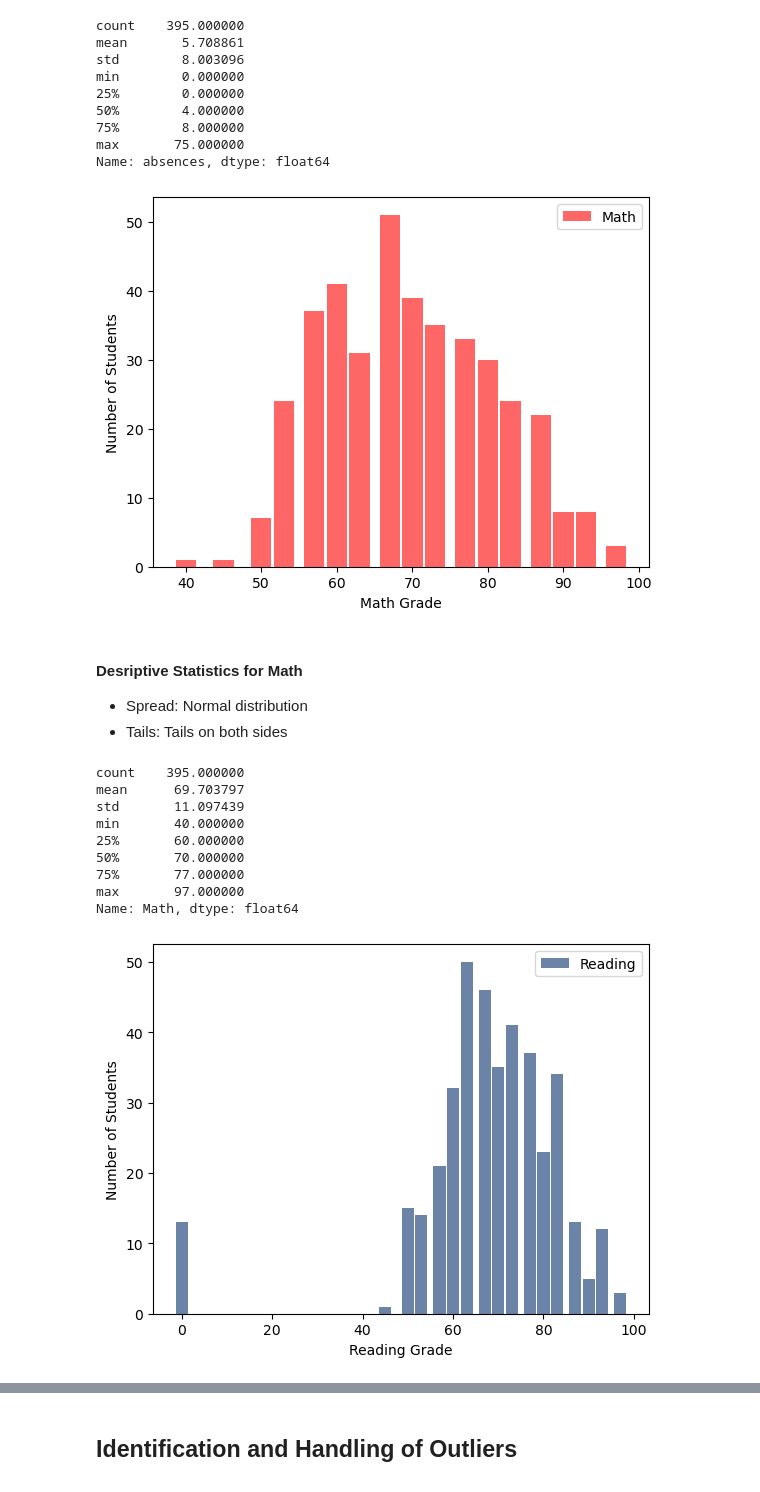
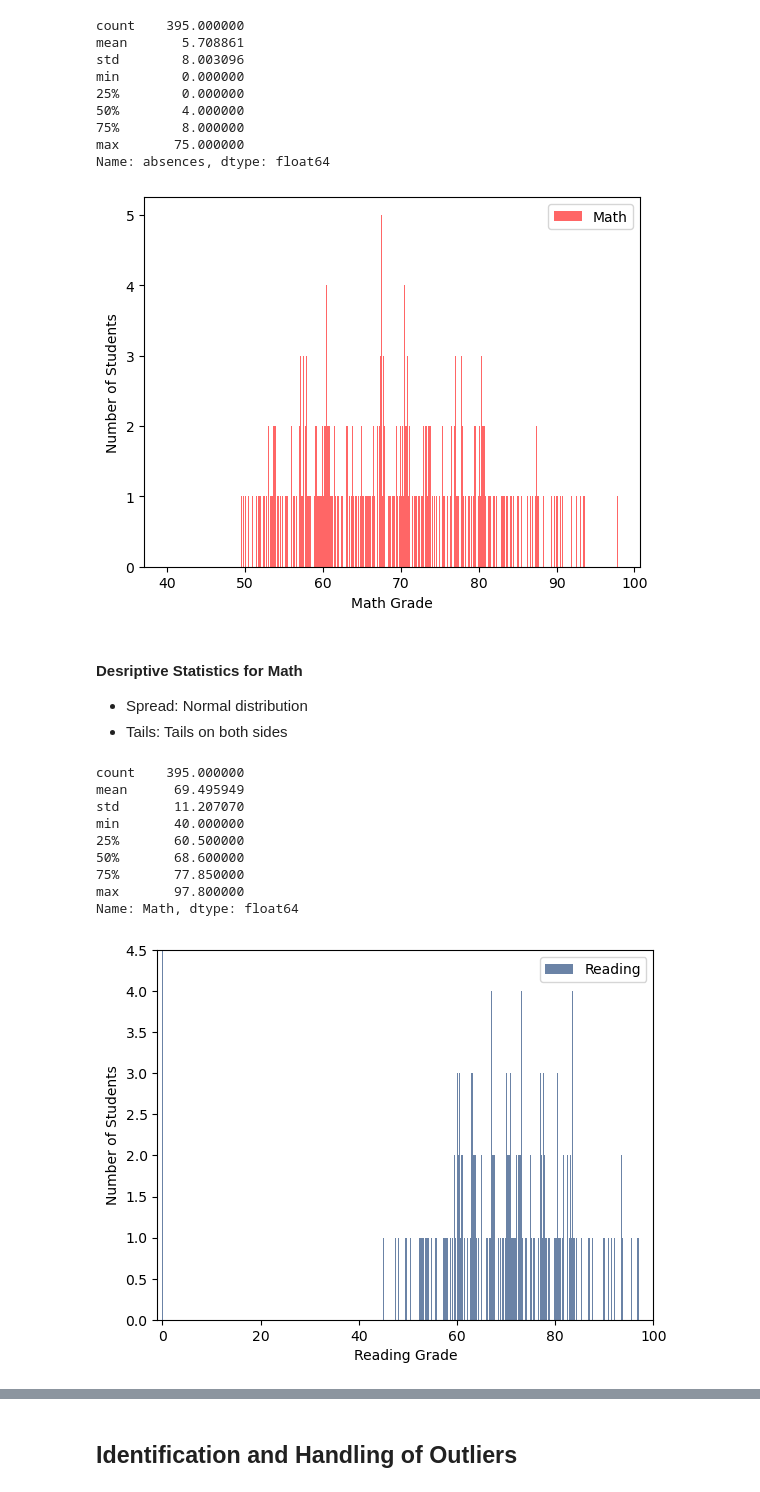
Before and after one commit to maleyoung/Data_Exploration_and_Analysis--TermProject, a Jupyter notebook: Young_DSC530_Term Project.ipynb, the cells around one changed output, grey strips where cells are left out. Saved outputs shown, nothing was run; the diff lists cells and outputs as text; code cells hidden in the pictures.

```diff
--- a/Young_DSC530_Term Project.ipynb
+++ b/Young_DSC530_Term Project.ipynb
@@ -33,7 +33,7 @@ import seaborn as sns
 import matplotlib.pyplot as plt
 # %%
 #Importing the data frame
-dfStud = pd.read_csv('Students.csv')
+dfStud = pd.read_csv('StdntData.csv')
 #Display the first 10 rows of data
 dfStud.head()
 # %% [output]
@@ -207,7 +207,7 @@ thinkplot.Hist(hist, label='Math', color='red')
 #Use Config to take the parameters to label the x and y axes
 thinkplot.Config(xlabel='Math Grade', ylabel='Number of Students')
 # %% [output]
-[figure, old version]
+[figure, new version]
 # %% [markdown]
 #### Desriptive Statistics for Math
 * Spread: Normal distribution
@@ -217,23 +217,24 @@ thinkplot.Config(xlabel='Math Grade', ylabel='Number of Students')
 dfStud['Math'].describe()
 # %% [output]
 count    395.000000
-mean      69.703797
-std       11.097439
+mean      69.495949
+std       11.207070
 min       40.000000
-25%       60.000000
-50%       70.000000
-75%       77.000000
-max       97.000000
+25%       60.500000
+50%       68.600000
+75%       77.850000
+max       97.800000
 Name: Math, dtype: float64
 # %%
 #Use Hist to plot the values and their frequencies as a bar graph.
 hist = thinkstats2.Hist(dfStud.Reading)
 #Creates a label for the graph legend
 thinkplot.Hist(hist, label='Reading')
 #Use Config to take the parameters to label the x and y axes
-thinkplot.Config(xlabel='Reading Grade', ylabel='Number of Students')
+#axis of -1 was added because some students do have a 0 grade reading, so I wanted to make sure this was displayed in the visualization.
+thinkplot.Config(xlabel='Reading Grade', ylabel='Number of Students', axis=[-1, 100, 0, 4.5])
 # %% [output]
-[figure, old version]
+[figure, new version]
 # %% [markdown]
 #### Desriptive Statistics for Reading
 * Spread: Normal distribution (when ignoring potential outlier data)
```
Also changed, not shown: parts of 20 cells of this notebook.
